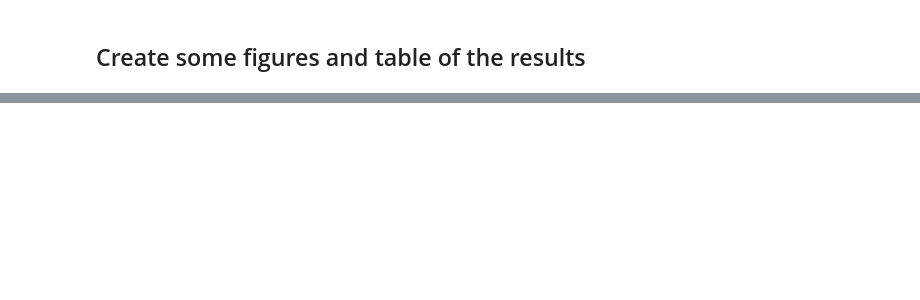
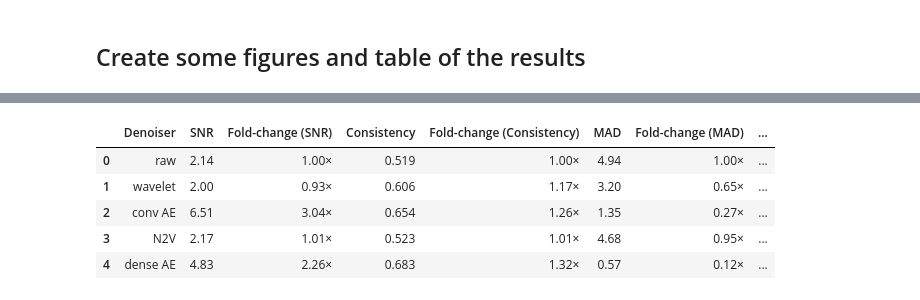
Before and after one commit to Razan-88/Decoding_Chronic_Pain, a Jupyter notebook: notebooks/05_real_data_pipeline.ipynb, the cells around one changed output, grey strips where cells are left out. Drawn from its saved outputs; the diff is of its cells as text; code cells hidden in the pictures; blank space fills up the shorter version.

```diff
--- a/notebooks/05_real_data_pipeline.ipynb
+++ b/notebooks/05_real_data_pipeline.ipynb
@@ -1504,0 +1514,32 @@ plt.show()
+# %%
+raw_snr, raw_con, raw_mad, raw_depth = 2.14, 0.519, 4.94, 10.58
+rows = [
+    ("raw",     2.14, 0.519, 4.94, 10.58),
+    ("wavelet", 2.00, 0.606, 3.20,  6.41),
+    ("conv AE", 6.51, 0.654, 1.35,  8.80),
+    ("N2V",     2.17, 0.523, 4.68, 10.18),
+    ("dense AE", 4.83, 0.683, 0.57,  2.75),
+]
+tbl = pd.DataFrame([{
+    "Denoiser": n,
+    "SNR": f"{s:.2f}",
+    "Fold-change (SNR)": f"{s/raw_snr:.2f}×",
+
+    "Consistency": f"{c:.3f}",
+    "Fold-change (Consistency)": f"{c/raw_con:.2f}×",
+
+    "MAD": f"{m:.2f}",
+    "Fold-change (MAD)": f"{m/raw_mad:.2f}×",
+
+    "Depth": f"{d:.2f}",
+    "Fold-change (Depth)": f"{d/raw_depth:.2f}×",
+} for n, s, c, m, d in rows])
+tbl.to_csv("figures/denoiser_quality.csv", index=False)
+tbl
+# %% [output]
+|  | Denoiser | SNR | Fold-change (SNR) | Consistency | Fold-change (Consistency) | MAD | Fold-change (MAD) | ... |
+| 0 | raw | 2.14 | 1.00× | 0.519 | 1.00× | 4.94 | 1.00× | ... |
+| 1 | wavelet | 2.00 | 0.93× | 0.606 | 1.17× | 3.20 | 0.65× | ... |
+| 2 | conv AE | 6.51 | 3.04× | 0.654 | 1.26× | 1.35 | 0.27× | ... |
+| 3 | N2V | 2.17 | 1.01× | 0.523 | 1.01× | 4.68 | 0.95× | ... |
+| 4 | dense AE | 4.83 | 2.26× | 0.683 | 1.32× | 0.57 | 0.12× | ... |
```
Also changed, not shown: parts of 37 cells of this notebook.
